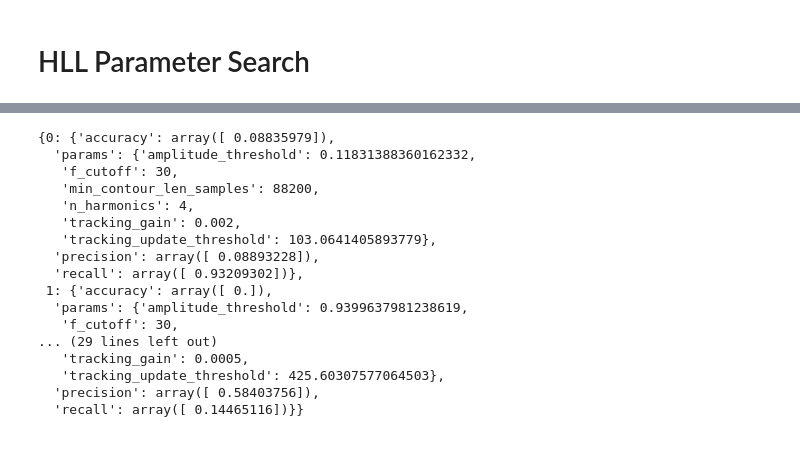
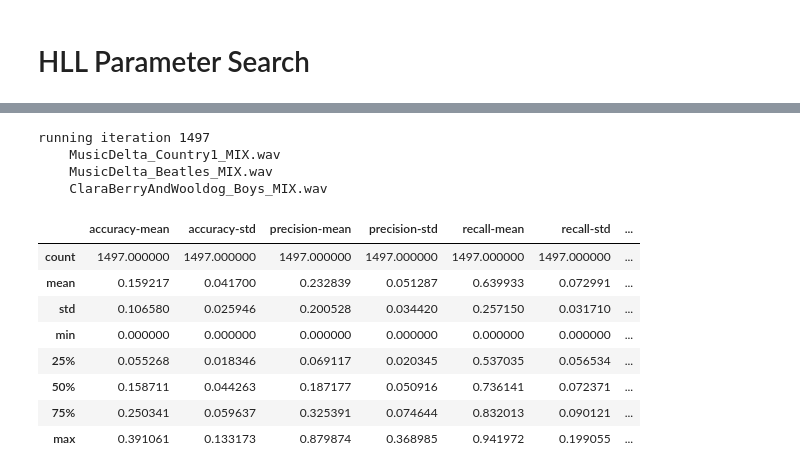
Before and after one commit to rabitt/motif, a Jupyter notebook: notebooks/HLL Experiments.ipynb, the cells around one changed output, grey strips where cells are left out. Drawn from its saved outputs; the diff is of its cells as text; code cells hidden in the pictures; blank space fills up the shorter version.

```diff
--- a/notebooks/HLL Experiments.ipynb
+++ b/notebooks/HLL Experiments.ipynb
@@ -193,56 +226,34 @@ for tid in grid_search_trackids:
 # %%
-grid_scores = []
-n_iter = 5
-for i in range(n_iter):
+for i in range(1497, 2000):
     print("running iteration {}".format(i))
 
     etr = parametrize_hll()
-    this_grid_score = {}
-    this_grid_score['params'] = {
-        'n_harmonics': etr.n_harmonics,
-        'f_cutoff': etr.f_cutoff,
-        'tracking_gain': etr.tracking_gain,
-        'min_contour_len_samples': etr.min_contour_len_samples,
-        'amplitude_threshold': etr.amplitude_threshold,
-        'tracking_update_threshold': etr.tracking_update_threshold
-    }
 
     recall = []
     precision = []
     accuracy = []
-    for audio_file, seed_file, annot_file in file_triples[:1]:
+    for audio_file, seed_file, annot_file in file_triples:
         print("    {}".format(os.path.basename(audio_file)))
 
         ctr = run_hll(etr, audio_file, seed_file)
         est_time, est_freqs = ctr.to_multif0_format()
         ref_time, ref_freqs = load_melody3_multif0(annot_file)
+        try:
+            scores = mir_eval.multipitch.evaluate(np.array(ref_time), ref_freqs, np.array(est_time), est_freqs)
+            recall.append(scores['Recall'])
+            precision.append(scores['Precision'])
+            accuracy.append(scores['Accuracy'])
+        except ValueError:
+            continue
 
-        scores = mir_eval.multipitch.evaluate(np.array(ref_time), ref_freqs, np.array(est_time), est_freqs)
-        recall.append(scores['Recall'])
-        precision.append(scores['Precision'])
-        accuracy.append(scores['Accuracy'])
-
-    this_grid_score['recall'] = np.array(recall)
-    this_grid_score['precision'] = np.array(precision)
-    this_grid_score['accuracy'] = np.array(accuracy)
-    grid_scores.append(this_grid_score)
+    row = [
+        np.mean(accuracy), np.std(accuracy), np.mean(precision), np.std(precision), np.mean(recall), np.std(recall),
+        etr.amplitude_threshold, etr.f_cutoff, etr.min_contour_len_samples, etr.n_harmonics,
+        etr.tracking_gain, etr.tracking_update_threshold
+    ]
+    row_data.append(row)
+# %% [output]
+running iteration 1497
+    MusicDelta_Country1_MIX.wav
+    MusicDelta_Beatles_MIX.wav
+    ClaraBerryAndWooldog_Boys_MIX.wav
-# %%
-grid_scores
-# %% [output]
-{0: {'accuracy': array([ 0.08835979]),
-  'params': {'amplitude_threshold': 0.11831388360162332,
-   'f_cutoff': 30,
-   'min_contour_len_samples': 88200,
-   'n_harmonics': 4,
-   'tracking_gain': 0.002,
-   'tracking_update_threshold': 103.0641405893779},
-  'precision': array([ 0.08893228]),
-  'recall': array([ 0.93209302])},
- 1: {'accuracy': array([ 0.]),
-  'params': {'amplitude_threshold': 0.9399637981238619,
-   'f_cutoff': 30,
-... (29 lines left out)
-   'tracking_gain': 0.0005,
-   'tracking_update_threshold': 425.60307577064503},
-  'precision': array([ 0.58403756]),
-  'recall': array([ 0.14465116])}}
@@ -250,0 +260,18 @@ np.random.choice?
+# %%
+columns = [
+    'accuracy-mean', 'accuracy-std', 'precision-mean', 'precision-std', 'recall-mean', 'recall-std',
+    'amplitude-threshold', 'f_cutoff', 'min_contour_len_samples', 'n_harmonics',
+    'tracking_gain', 'tracking_update_threhold'
+]
+df = pd.DataFrame(row_data, columns=columns)
+df.describe()
+# %% [output]
+|  | accuracy-mean | accuracy-std | precision-mean | precision-std | recall-mean | recall-std | ... |
+| count | 1497.000000 | 1497.000000 | 1497.000000 | 1497.000000 | 1497.000000 | 1497.000000 | ... |
+| mean | 0.159217 | 0.041700 | 0.232839 | 0.051287 | 0.639933 | 0.072991 | ... |
+| std | 0.106580 | 0.025946 | 0.200528 | 0.034420 | 0.257150 | 0.031710 | ... |
+| min | 0.000000 | 0.000000 | 0.000000 | 0.000000 | 0.000000 | 0.000000 | ... |
+| 25% | 0.055268 | 0.018346 | 0.069117 | 0.020345 | 0.537035 | 0.056534 | ... |
+| 50% | 0.158711 | 0.044263 | 0.187177 | 0.050916 | 0.736141 | 0.072371 | ... |
+| 75% | 0.250341 | 0.059637 | 0.325391 | 0.074644 | 0.832013 | 0.090121 | ... |
+| max | 0.391061 | 0.133173 | 0.879874 | 0.368985 | 0.941972 | 0.199055 | ... |
```
Also changed, not shown: parts of 11 cells of this notebook, 2 other files.
